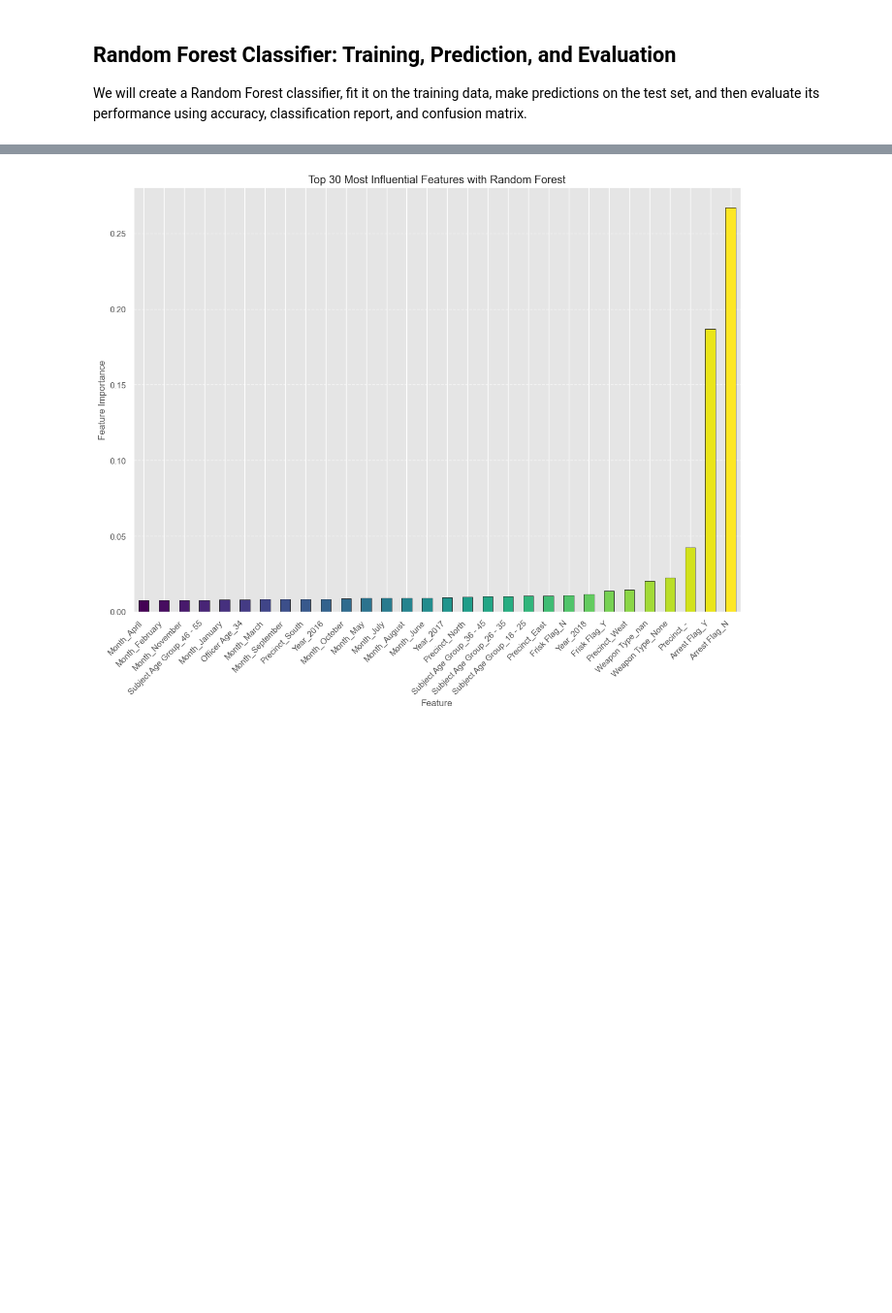
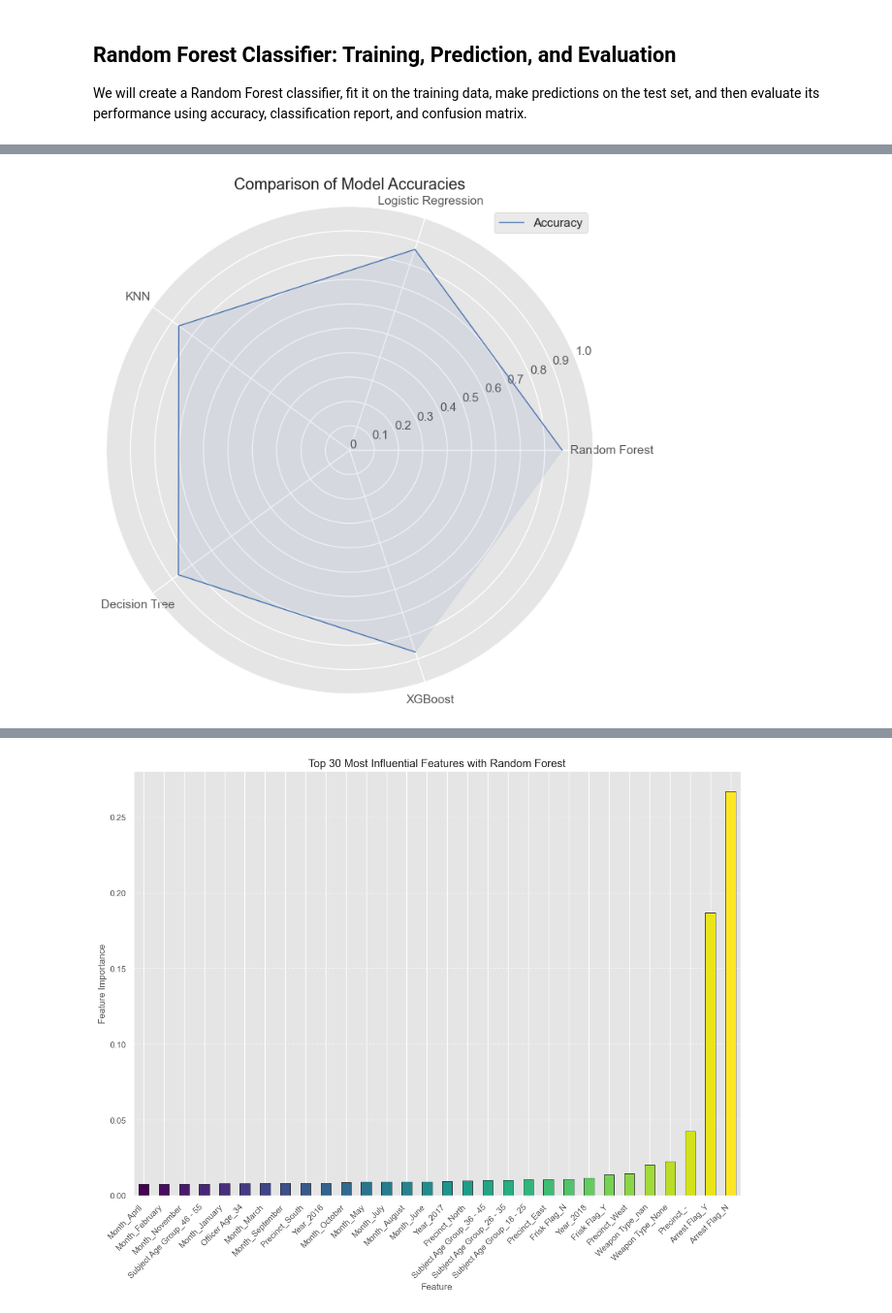
Before and after one commit to Allan-Kipkemei/Dsc-phase-3-project, a Jupyter notebook: code_checkpoints/modelling.ipynb, the cells around one changed output, grey strips where cells are left out. Shown: that part at 97% size. Cells and saved outputs as stored; diff of their text form; code cells hidden in the pictures; blank space fills up the shorter version.

Commit message:
Add X boost  as the name suggests it is used for accuracy boost for the respective models

```diff
--- a/code_checkpoints/modelling.ipynb
+++ b/code_checkpoints/modelling.ipynb
@@ -472,0 +483,41 @@ weighted avg       0.87      0.87      0.86     18031
+# %%
+import matplotlib.pyplot as plt
+import numpy as np
+from sklearn.metrics import accuracy_score
+from xgboost import XGBClassifier
+
+# Assuming you have already defined these variables
+accuracy_scores = [accuracy_score(y_test, rforest.predict(X_test_ohe)),
+                   accuracy_score(y_test, logreg.predict(X_test_ohe)),
+                   accuracy_score(y_test, knn.predict(X_test_ohe)),
+                   accuracy_score(y_test, d_tree.predict(X_test_ohe))]
+
+# Add XGBoost classifier
+xgb = XGBClassifier()
+xgb.fit(X_train_ohe, y_train)
+accuracy_scores.append(accuracy_score(y_test, xgb.predict(X_test_ohe)))
+
+model_names = ['Random Forest', 'Logistic Regression', 'KNN', 'Decision Tree', 'XGBoost']
+
+# Create a radar chart
+angles = np.linspace(0, 2 * np.pi, len(model_names), endpoint=False).tolist()
+
+fig, ax = plt.subplots(figsize=(8, 8), subplot_kw=dict(polar=True))
+plt.title('Comparison of Model Accuracies')
+
+# Plot data
+ax.plot(angles, accuracy_scores, linewidth=1, linestyle='solid', label='Accuracy', color='b')
+ax.fill(angles, accuracy_scores, alpha=0.1, color='b')
+
+# Draw y-axis labels
+ax.set_yticks(np.arange(0, 1.1, 0.1))
+ax.set_yticklabels(['0', '0.1', '0.2', '0.3', '0.4', '0.5', '0.6', '0.7', '0.8', '0.9', '1.0'])
+
+# Draw x-axis labels
+ax.set_xticks(angles)
+ax.set_xticklabels(model_names)
+
+plt.legend(loc='upper right')
+plt.show()
+# %% [output]
+[figure, added]
```
Also changed, not shown: parts of 7 cells of this notebook.
